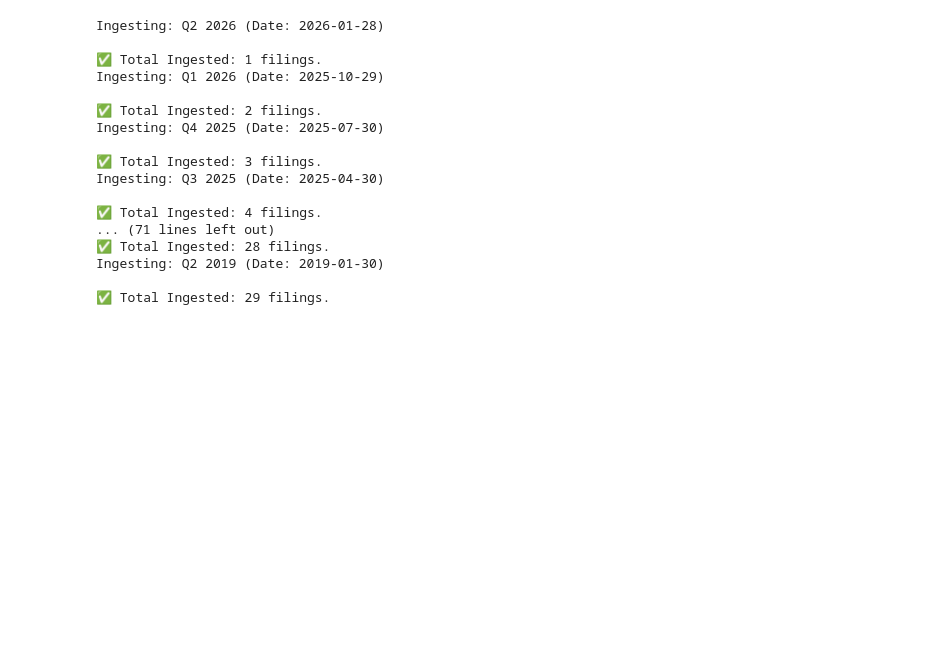
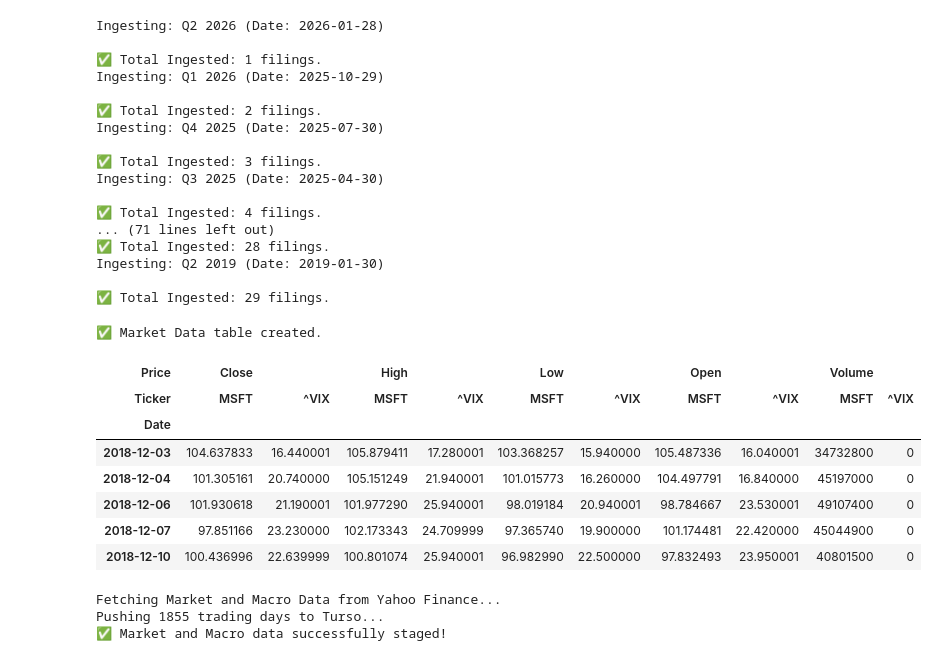
Before and after one commit to alaymajmudar97/Otpp_Analysis, a Jupyter notebook: company_data.ipynb, the cells around one changed output. Drawn from its saved outputs; the diff is of its cells as text; code cells hidden in the pictures; blank space fills up the shorter version.

Commit message:
Completed raw data ingestion

```diff
--- a/company_data.ipynb
+++ b/company_data.ipynb
@@ -990,0 +1060,31 @@ dat.info()
+# %%
+cursor.execute("""
+CREATE TABLE IF NOT EXISTS market_data (
+    trading_date TEXT PRIMARY KEY,
+    msft_close REAL,
+    msft_volume INTEGER,
+    msft_return REAL,
+    vix_close REAL,
+    tnx_yield REAL
+)
+""")
+conn.commit()
+print("✅ Market Data table created.")
+# %% [output]
+✅ Market Data table created.
+# %%
+start_date = "2018-12-01"
+end_date = "2026-04-30"
+tickers=["MSFT", "^VIX"]
+data = yf.download(tickers, start=start_date, end=end_date, progress=False)
+# %%
+data.head()
+# %% [output]
+| Price | Close |  | High |  | Low |  | Open |  | Volume |  |
+| Ticker | MSFT | ^VIX | MSFT | ^VIX | MSFT | ^VIX | MSFT | ^VIX | MSFT | ^VIX |
+| Date |  |  |  |  |  |  |  |  |  |  |
+| 2018-12-03 | 104.637833 | 16.440001 | 105.879411 | 17.280001 | 103.368257 | 15.940000 | 105.487336 | 16.040001 | 34732800 | 0 |
+| 2018-12-04 | 101.305161 | 20.740000 | 105.151249 | 21.940001 | 101.015773 | 16.260000 | 104.497791 | 16.840000 | 45197000 | 0 |
+| 2018-12-06 | 101.930618 | 21.190001 | 101.977290 | 25.940001 | 98.019184 | 20.940001 | 98.784667 | 23.530001 | 49107400 | 0 |
+| 2018-12-07 | 97.851166 | 23.230000 | 102.173343 | 24.709999 | 97.365740 | 19.900000 | 101.174481 | 22.420000 | 45044900 | 0 |
+| 2018-12-10 | 100.436996 | 22.639999 | 100.801074 | 25.940001 | 96.982990 | 22.500000 | 97.832493 | 23.950001 | 40801500 | 0 |
@@ -990,0 +1156,6 @@ dat.info()
+# %%
+ingest_market_data(cursor,conn)
+# %% [output]
+Fetching Market and Macro Data from Yahoo Finance...
+Pushing 1855 trading days to Turso...
+✅ Market and Macro data successfully staged!
```
Also changed, not shown: parts of 16 cells of this notebook, 5 other files.
